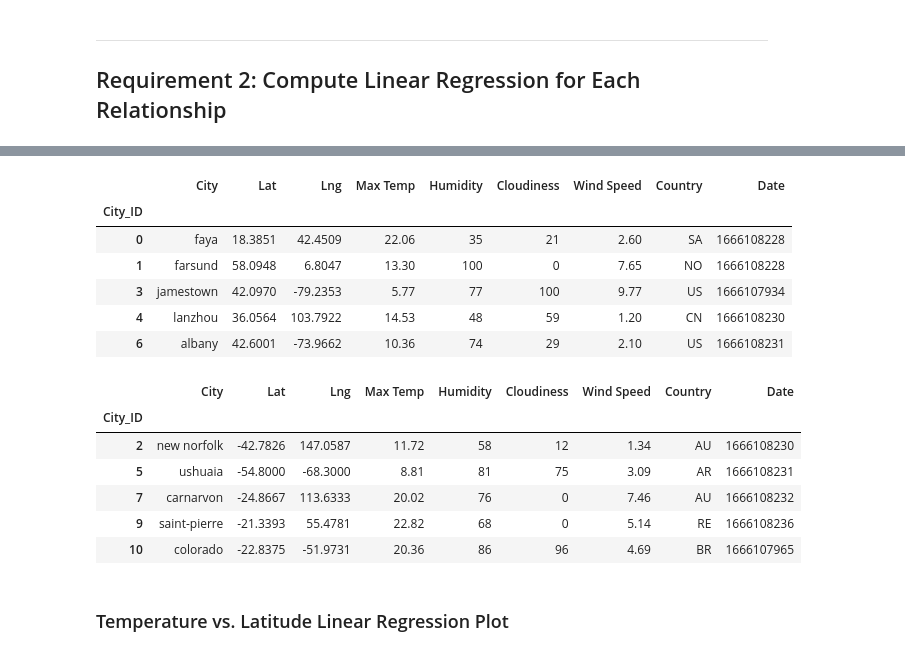
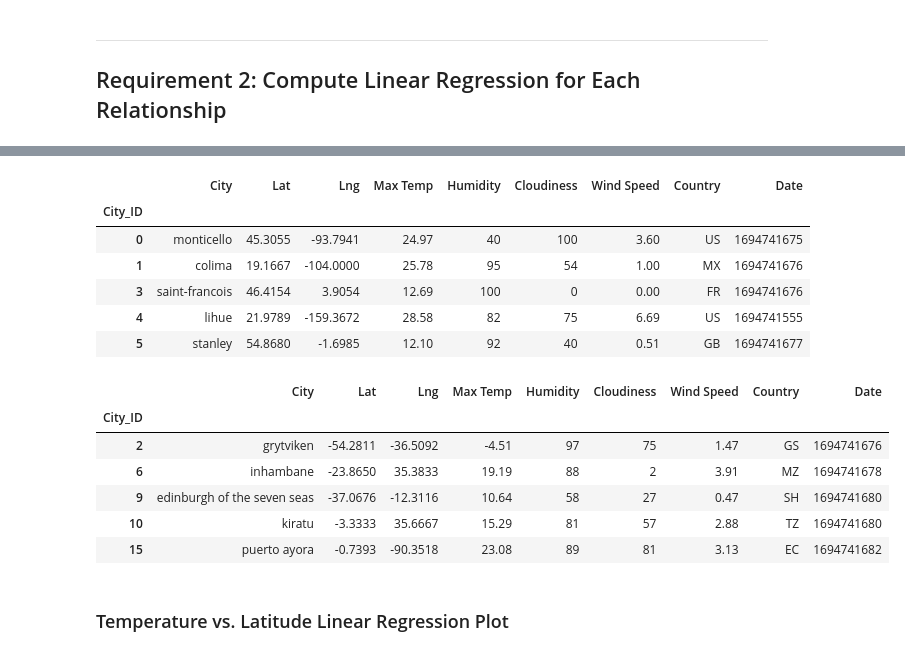
Before and after one commit to dejesusalcala/python-api-challenge, a Jupyter notebook: WeatherPy.ipynb, the cells around one changed output, grey strips where cells are left out. Drawn from its saved outputs; the diff is of its cells as text; code cells hidden in the pictures.

```diff
--- a/WeatherPy.ipynb
+++ b/WeatherPy.ipynb
@@ -340,30 +398,34 @@ plt.show()
 # %%
 # Create a DataFrame with the Northern Hemisphere data (Latitude >= 0)
-# YOUR CODE HERE
+
+NorthernHemisphereDF = MainCityDataDF[MainCityDataDF["Lat"] >= 0]
 
 # Display sample data
-northern_hemi_df.head()
+
+NorthernHemisphereDF.head()
 # %% [output]
 |  | City | Lat | Lng | Max Temp | Humidity | Cloudiness | Wind Speed | Country | Date |
 | City_ID |  |  |  |  |  |  |  |  |  |
-| 0 | faya | 18.3851 | 42.4509 | 22.06 | 35 | 21 | 2.60 | SA | 1666108228 |
-| 1 | farsund | 58.0948 | 6.8047 | 13.30 | 100 | 0 | 7.65 | NO | 1666108228 |
-| 3 | jamestown | 42.0970 | -79.2353 | 5.77 | 77 | 100 | 9.77 | US | 1666107934 |
-| 4 | lanzhou | 36.0564 | 103.7922 | 14.53 | 48 | 59 | 1.20 | CN | 1666108230 |
-| 6 | albany | 42.6001 | -73.9662 | 10.36 | 74 | 29 | 2.10 | US | 1666108231 |
+| 0 | monticello | 45.3055 | -93.7941 | 24.97 | 40 | 100 | 3.60 | US | 1694741675 |
+| 1 | colima | 19.1667 | -104.0000 | 25.78 | 95 | 54 | 1.00 | MX | 1694741676 |
+| 3 | saint-francois | 46.4154 | 3.9054 | 12.69 | 100 | 0 | 0.00 | FR | 1694741676 |
+| 4 | lihue | 21.9789 | -159.3672 | 28.58 | 82 | 75 | 6.69 | US | 1694741555 |
+| 5 | stanley | 54.8680 | -1.6985 | 12.10 | 92 | 40 | 0.51 | GB | 1694741677 |
 # %%
 # Create a DataFrame with the Southern Hemisphere data (Latitude < 0)
-# YOUR CODE HERE
+
+SouthernHemisphereDF = MainCityDataDF[MainCityDataDF["Lat"] < 0]
 
 # Display sample data
-southern_hemi_df.head()
+
+SouthernHemisphereDF.head()
 # %% [output]
 |  | City | Lat | Lng | Max Temp | Humidity | Cloudiness | Wind Speed | Country | Date |
 | City_ID |  |  |  |  |  |  |  |  |  |
-| 2 | new norfolk | -42.7826 | 147.0587 | 11.72 | 58 | 12 | 1.34 | AU | 1666108230 |
-| 5 | ushuaia | -54.8000 | -68.3000 | 8.81 | 81 | 75 | 3.09 | AR | 1666108231 |
-| 7 | carnarvon | -24.8667 | 113.6333 | 20.02 | 76 | 0 | 7.46 | AU | 1666108232 |
-| 9 | saint-pierre | -21.3393 | 55.4781 | 22.82 | 68 | 0 | 5.14 | RE | 1666108236 |
-| 10 | colorado | -22.8375 | -51.9731 | 20.36 | 86 | 96 | 4.69 | BR | 1666107965 |
+| 2 | grytviken | -54.2811 | -36.5092 | -4.51 | 97 | 75 | 1.47 | GS | 1694741676 |
+| 6 | inhambane | -23.8650 | 35.3833 | 19.19 | 88 | 2 | 3.91 | MZ | 1694741678 |
+| 9 | edinburgh of the seven seas | -37.0676 | -12.3116 | 10.64 | 58 | 27 | 0.47 | SH | 1694741680 |
+| 10 | kiratu | -3.3333 | 35.6667 | 15.29 | 81 | 57 | 2.88 | TZ | 1694741680 |
+| 15 | puerto ayora | -0.7393 | -90.3518 | 23.08 | 89 | 81 | 3.13 | EC | 1694741682 |
 # %% [markdown]
 ###  Temperature vs. Latitude Linear Regression Plot
```
Also changed, not shown: parts of 26 cells of this notebook.
